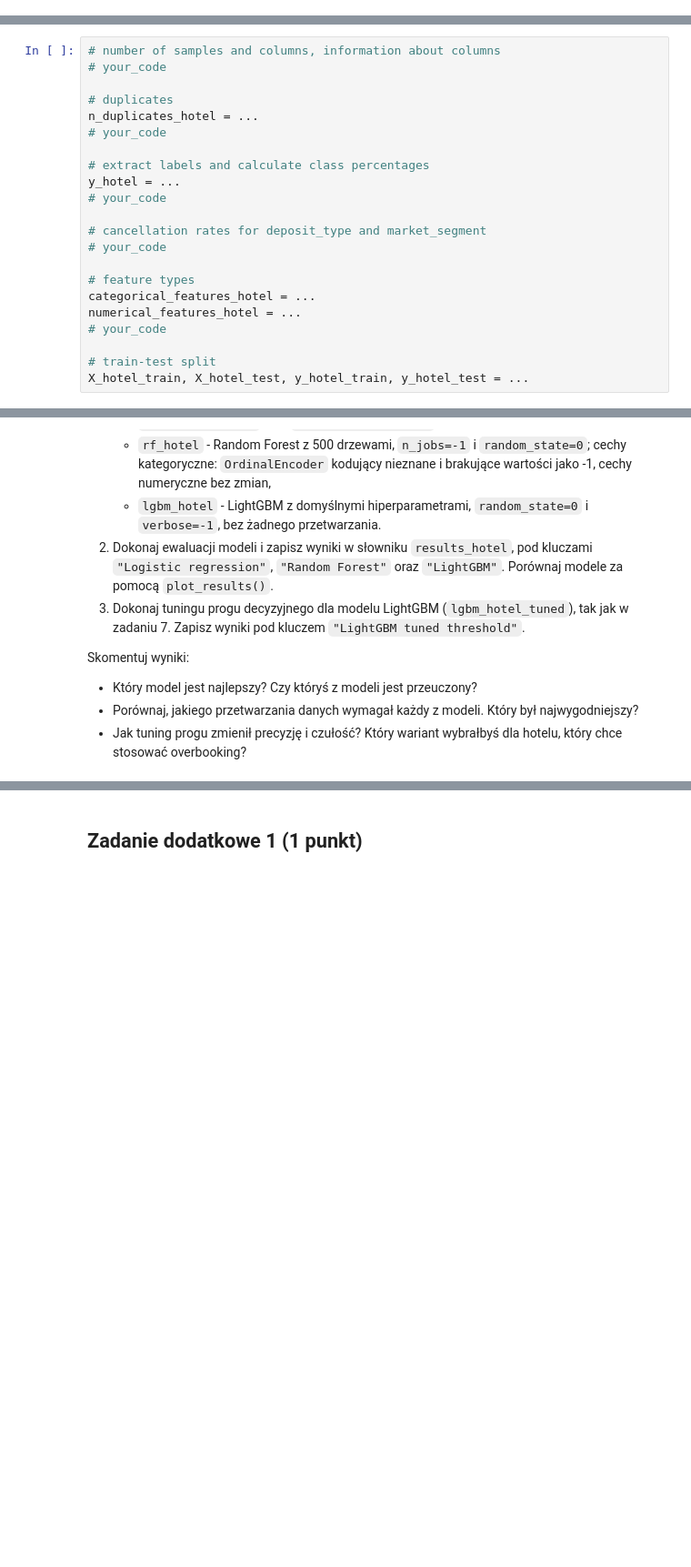
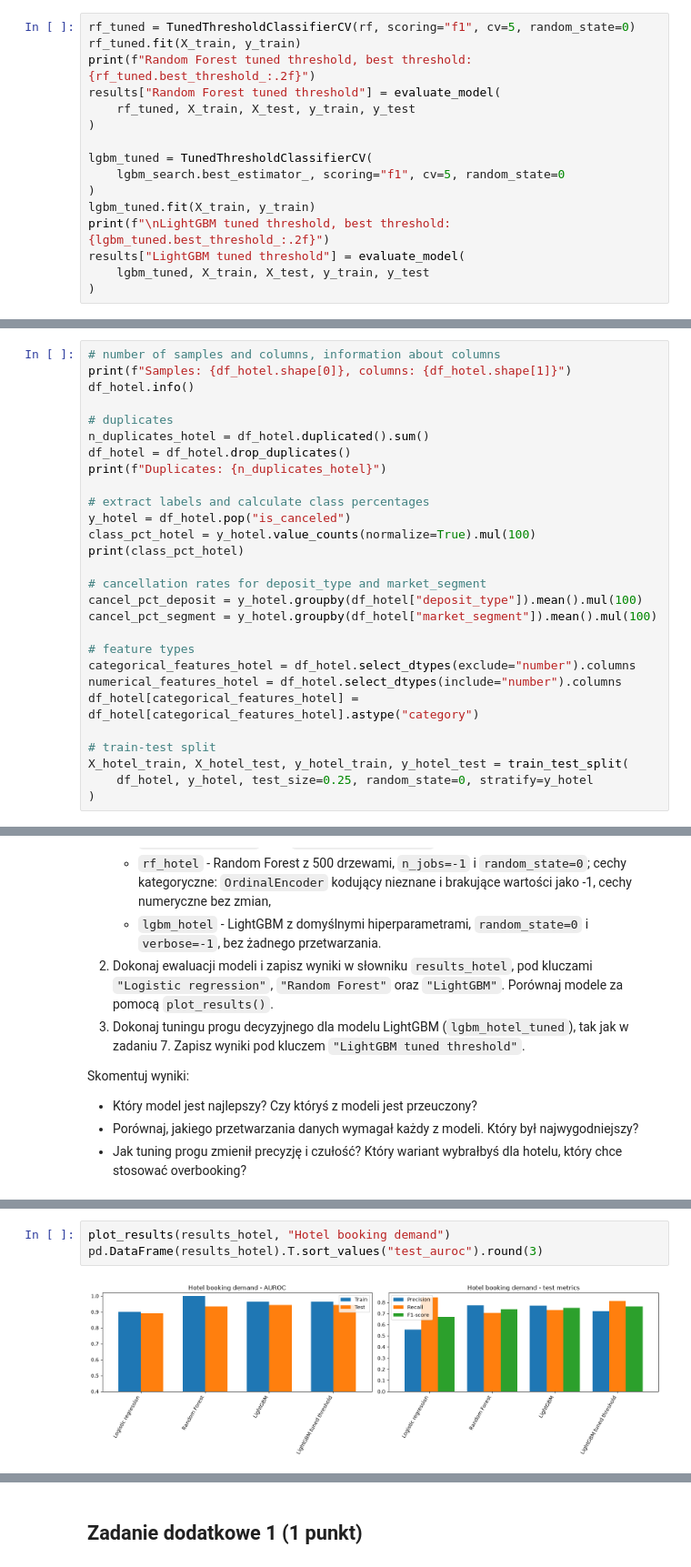
Before and after one commit to SzymonIwaniuk/fundamentals-of-artificial-intelligence, a Jupyter notebook: lab2/lab_2.ipynb, the cells around one changed output, grey strips where cells are left out. Shown at 91% size. Cells and saved outputs as stored; diff of their text form; blank space fills up the shorter version.

```diff
--- a/lab2/lab_2.ipynb
+++ b/lab2/lab_2.ipynb
@@ -1177,0 +1201,16 @@ Skomentuj wyniki:
+# %%
+rf_tuned = TunedThresholdClassifierCV(rf, scoring="f1", cv=5, random_state=0)
+rf_tuned.fit(X_train, y_train)
+print(f"Random Forest tuned threshold, best threshold: {rf_tuned.best_threshold_:.2f}")
+results["Random Forest tuned threshold"] = evaluate_model(
+    rf_tuned, X_train, X_test, y_train, y_test
+)
+
+lgbm_tuned = TunedThresholdClassifierCV(
+    lgbm_search.best_estimator_, scoring="f1", cv=5, random_state=0
+)
+lgbm_tuned.fit(X_train, y_train)
+print(f"\nLightGBM tuned threshold, best threshold: {lgbm_tuned.best_threshold_:.2f}")
+results["LightGBM tuned threshold"] = evaluate_model(
+    lgbm_tuned, X_train, X_test, y_train, y_test
+)
@@ -1381,23 +1461,29 @@ df_hotel = df_hotel.drop(columns=leaky_columns + ["company"])
 df_hotel["agent"] = df_hotel["agent"].astype("Int64").astype(str)
 # %%
 # number of samples and columns, information about columns
-# your_code
+print(f"Samples: {df_hotel.shape[0]}, columns: {df_hotel.shape[1]}")
+df_hotel.info()
 
 # duplicates
-n_duplicates_hotel = ...
-# your_code
+n_duplicates_hotel = df_hotel.duplicated().sum()
+df_hotel = df_hotel.drop_duplicates()
+print(f"Duplicates: {n_duplicates_hotel}")
 
 # extract labels and calculate class percentages
-y_hotel = ...
-# your_code
+y_hotel = df_hotel.pop("is_canceled")
+class_pct_hotel = y_hotel.value_counts(normalize=True).mul(100)
+print(class_pct_hotel)
 
 # cancellation rates for deposit_type and market_segment
-# your_code
+cancel_pct_deposit = y_hotel.groupby(df_hotel["deposit_type"]).mean().mul(100)
+cancel_pct_segment = y_hotel.groupby(df_hotel["market_segment"]).mean().mul(100)
 
 # feature types
-categorical_features_hotel = ...
-numerical_features_hotel = ...
-# your_code
+categorical_features_hotel = df_hotel.select_dtypes(exclude="number").columns
+numerical_features_hotel = df_hotel.select_dtypes(include="number").columns
+df_hotel[categorical_features_hotel] = df_hotel[categorical_features_hotel].astype("category")
 
 # train-test split
-X_hotel_train, X_hotel_test, y_hotel_train, y_hotel_test = ...
+X_hotel_train, X_hotel_test, y_hotel_train, y_hotel_test = train_test_split(
+    df_hotel, y_hotel, test_size=0.25, random_state=0, stratify=y_hotel
+)
@@ -1470,0 +1647,5 @@ lgbm_hotel_tuned = ...
+# %%
+plot_results(results_hotel, "Hotel booking demand")
+pd.DataFrame(results_hotel).T.sort_values("test_auroc").round(3)
+# %% [output]
+[figure, added]
```
Also changed, not shown: parts of 56 cells of this notebook.
